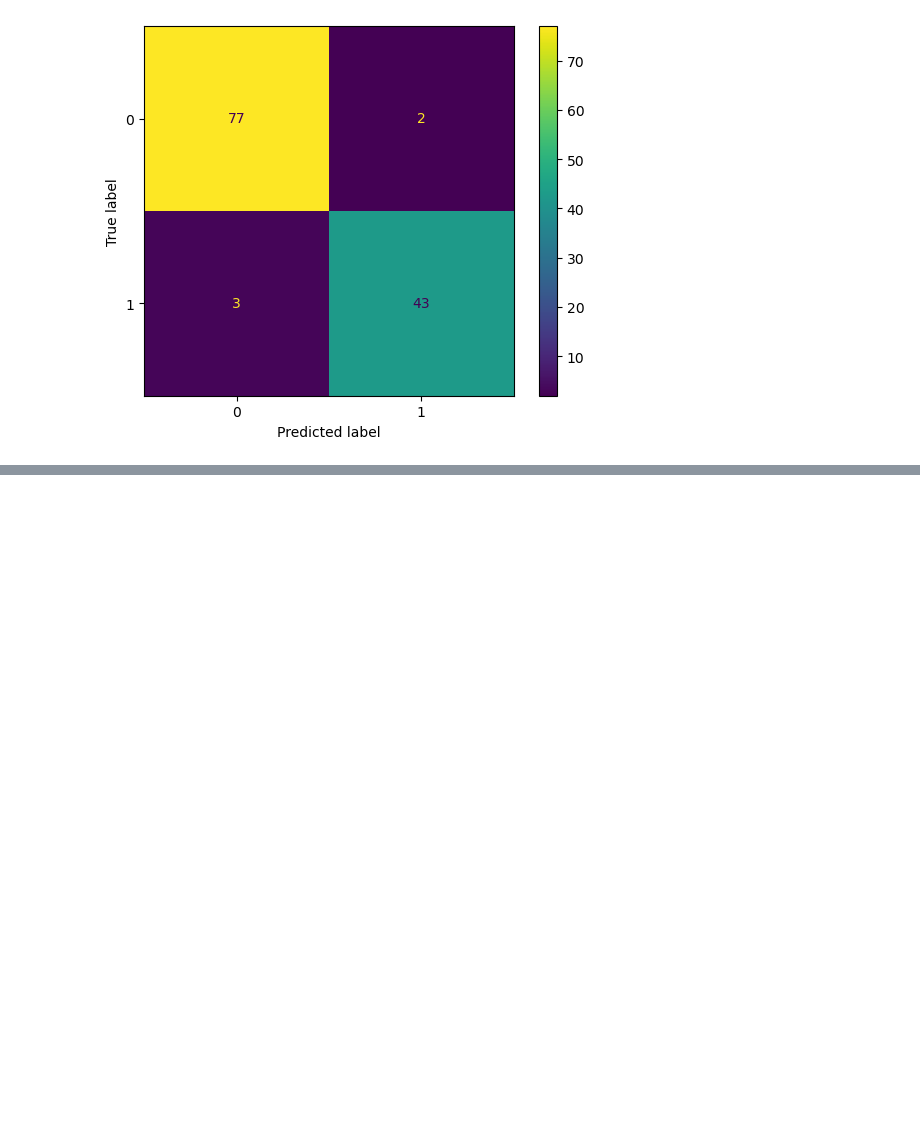
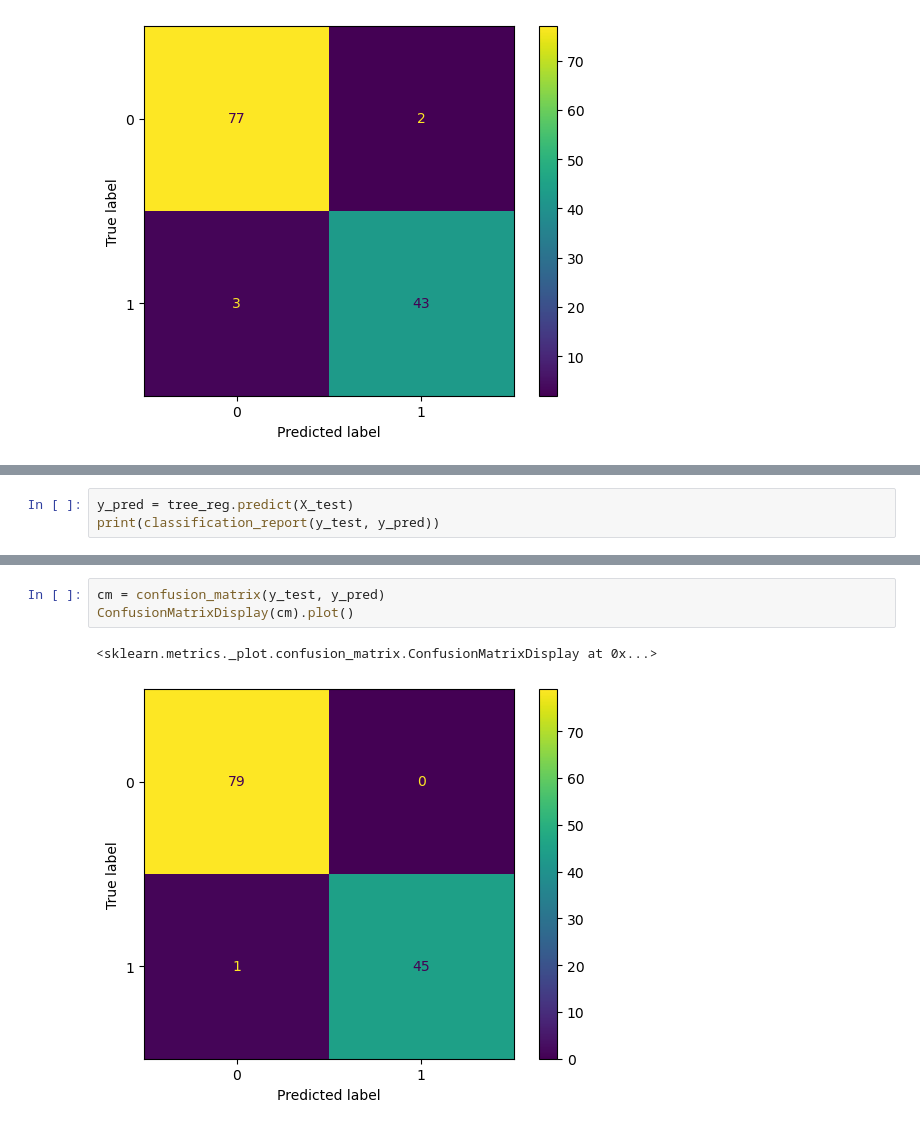
Before and after one commit to Arnav-Aeon/Student-Exam-Performance-Prediction, a Jupyter notebook: performance_prediction.ipynb, the cells around one changed output, grey strips where cells are left out. Saved outputs shown, nothing was run; the diff lists cells and outputs as text; blank space fills up the shorter version.

```diff
--- a/performance_prediction.ipynb
+++ b/performance_prediction.ipynb
@@ -215,0 +236,3 @@ ConfusionMatrixDisplay(cm).plot()
+# %%
+y_pred = tree_reg.predict(X_test)
+print(classification_report(y_test, y_pred))
@@ -215,0 +248,6 @@ ConfusionMatrixDisplay(cm).plot()
+# %%
+cm = confusion_matrix(y_test, y_pred)
+ConfusionMatrixDisplay(cm).plot()
+# %% [output]
+<sklearn.metrics._plot.confusion_matrix.ConfusionMatrixDisplay at 0x...>
+[figure, added]
```
Also changed, not shown: parts of 4 cells of this notebook.
